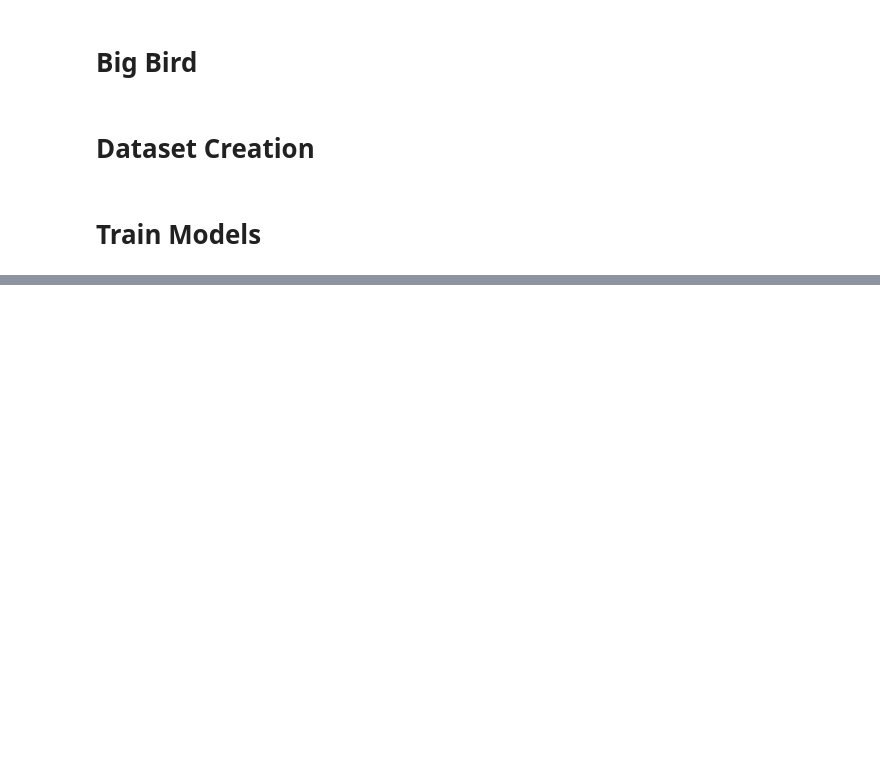
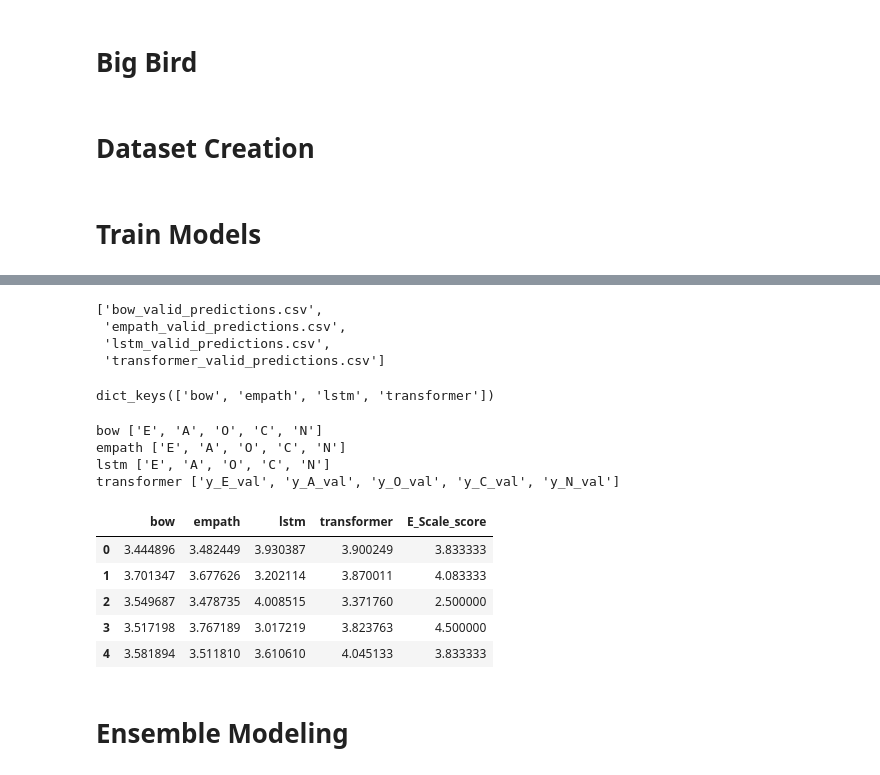
Before and after one commit to meyerjoe-R/NLP, a Jupyter notebook: dissertation/diss_2_3.ipynb, the cells around one changed output, grey strips where cells are left out. Cells and saved outputs as stored; diff of their text form; code cells hidden in the pictures; blank space fills up the shorter version.

```diff
--- a/dissertation/diss_2_3.ipynb
+++ b/dissertation/diss_2_3.ipynb
@@ -763,0 +2240,71 @@ multi_transformer(bert_train_list, bert_test_list, config['model'],  config['mod
+# %%
+import os
+data_path = '/content/drive/MyDrive/Dissertation II/Data/ensemble_predictions/'
+os.listdir(data_path)
+# %% [output]
+['bow_valid_predictions.csv',
+ 'empath_valid_predictions.csv',
+ 'lstm_valid_predictions.csv',
+ 'transformer_valid_predictions.csv']
+# %%
+ensemble_data = {}
+
+for file in os.listdir(data_path):
+  ensemble_data[file.split('_')[0]] = pd.read_csv(f'{data_path}{file}')
+# %%
+ensemble_data.keys()
+# %% [output]
+dict_keys(['bow', 'empath', 'lstm', 'transformer'])
+# %%
+for k,v in ensemble_data.items():
+  print(k, v.columns.tolist())
+# %% [output]
+bow ['E', 'A', 'O', 'C', 'N']
+empath ['E', 'A', 'O', 'C', 'N']
+lstm ['E', 'A', 'O', 'C', 'N']
+transformer ['y_E_val', 'y_A_val', 'y_O_val', 'y_C_val', 'y_N_val']
+# %%
+#gather each targets predictions into a dataframe
+# Initialize empty lists for each column label
+columns = ensemble_data['bow'].columns.tolist()
+columns_data = {label: [] for label in columns}
+rename_scheme = {
+        'y_E_val': 'E',
+        'y_A_val': 'A',
+        'y_O_val': 'O',
+        'y_C_val': 'C',
+        'y_N_val': 'N'
+    }
+
+ensemble_data['transformer'] = ensemble_data['transformer'].rename(columns = rename_scheme)
+
+ensemble_feature_data = {}
+
+for col in columns:
+  ensemble_feature_data[col] = pd.DataFrame({key: data[col] for key, data in ensemble_data.items()})
+# %%
+#bring in targets
+target_cols = ['E_Scale_score',	'A_Scale_score',	'O_Scale_score','C_Scale_score',	'N_Scale_score']
+col_mapping = {
+    'E': 'E_Scale_score',
+    'A': 'A_Scale_score',
+    'O': 'O_Scale_score',
+    'C': 'C_Scale_score',
+    'N': 'N_Scale_score',
+}
+
+valid.reset_index(drop = True, inplace = True)
+
+for original_col, target_col in col_mapping.items():
+    ensemble_feature_data[original_col][target_col] = valid[target_col]
+# %%
+ensemble_feature_data['E'].head()
+# %% [output]
+|  | bow | empath | lstm | transformer | E_Scale_score |
+| 0 | 3.444896 | 3.482449 | 3.930387 | 3.900249 | 3.833333 |
+| 1 | 3.701347 | 3.677626 | 3.202114 | 3.870011 | 4.083333 |
+| 2 | 3.549687 | 3.478735 | 4.008515 | 3.371760 | 2.500000 |
+| 3 | 3.517198 | 3.767189 | 3.017219 | 3.823763 | 4.500000 |
+| 4 | 3.581894 | 3.511810 | 3.610610 | 4.045133 | 3.833333 |
+# %% [markdown]
+# Ensemble Modeling
```
Also changed, not shown: parts of 135 cells of this notebook.
